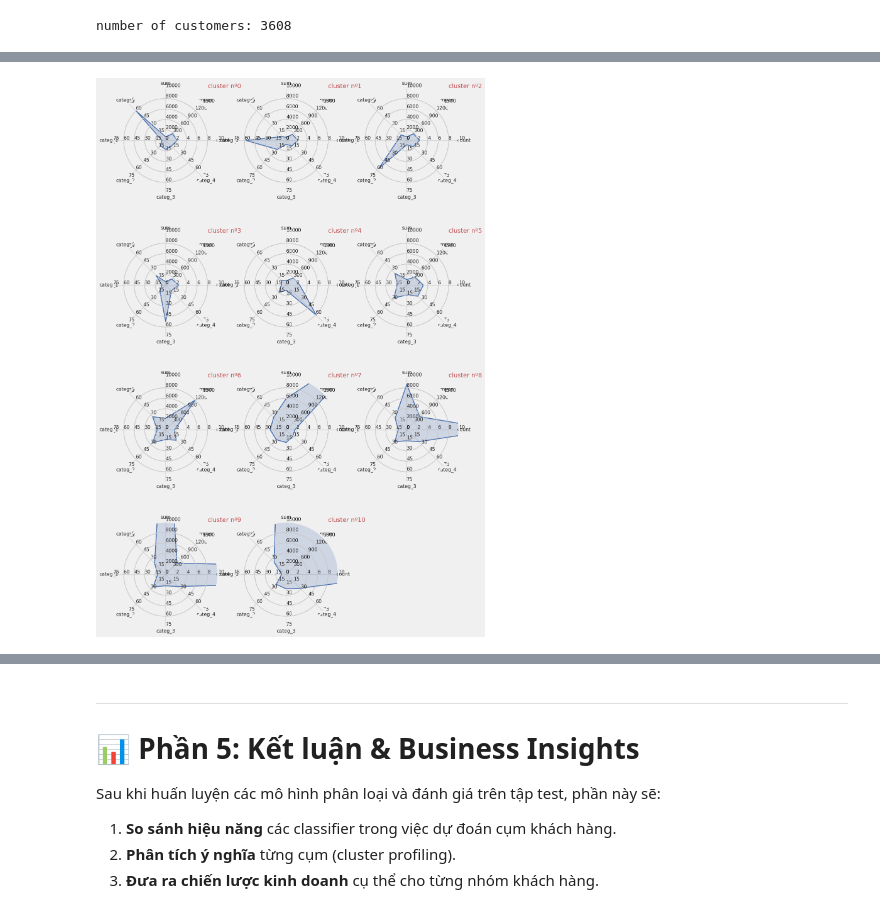
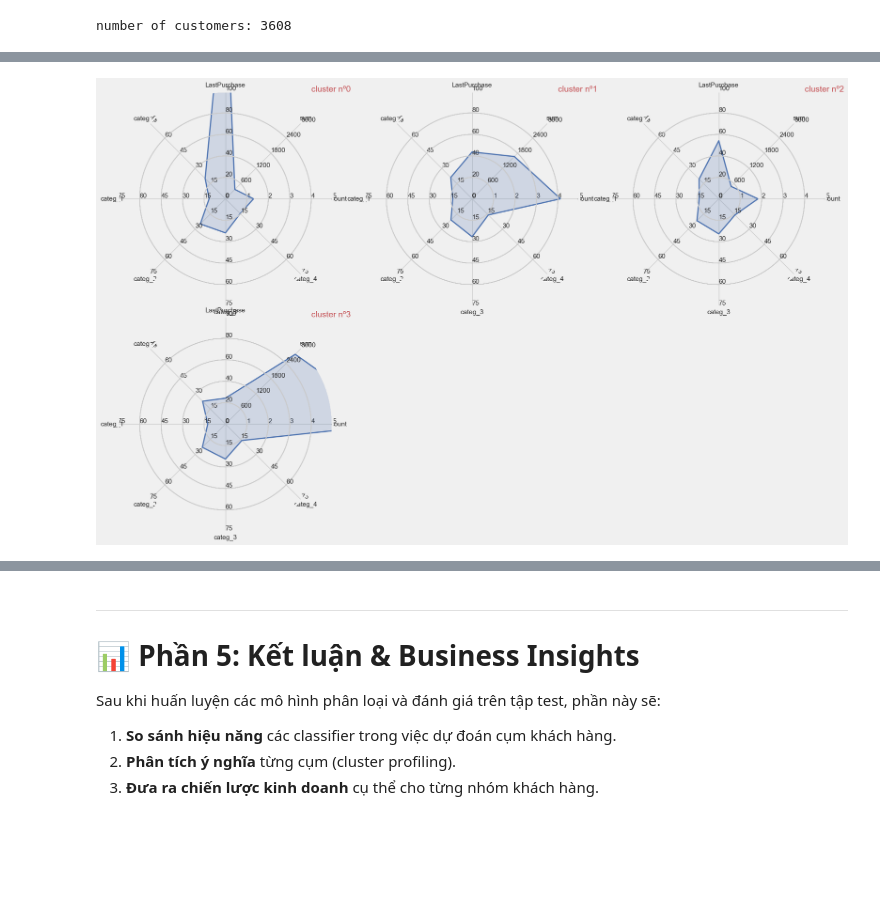
Before and after one commit to Znoywho/CustomerSegementation-the-first-DS-project-, a Jupyter notebook: Final.ipynb, the cells around one changed output, grey strips where cells are left out. Saved outputs shown, nothing was run; the diff lists cells and outputs as text; code cells hidden in the pictures; blank space fills up the shorter version.

```diff
--- a/Final.ipynb
+++ b/Final.ipynb
@@ -978,3 +1064,5 @@ transactions_per_user[:5]
+# %%
+transactions_per_user = df_no_outlier
 # %%
 len(transactions_per_user)
 # %% [output]
@@ -1093,6 +1170,6 @@ silhouette score of 7: 0.187
 ... (8 outputs left out)
 # %%
-n_clusters = 11
+n_clusters = 4
 kmeans = KMeans(init='k-means++', n_clusters = n_clusters, n_init=100)
 kmeans.fit(scaled_matrix)
 clusters_clients = kmeans.predict(scaled_matrix)
@@ -1108,5 +1185,5 @@ pd.Series(clusters_clients).value_counts().to_frame(name='no. of customers').T
 # %%
-pca = PCA(n_components=6)
+pca = PCA(n_components=3)
 matrix_3D = pca.fit_transform(scaled_matrix)
 mat = pd.DataFrame(matrix_3D)
 mat['cluster'] = pd.Series(clusters_clients)
@@ -1190,17 +1354,18 @@ merged_df.head()
 # %%
-liste_index = []
-for i in range(5):
-    column = 'categ_{}'.format(i)
-    temp = merged_df[merged_df[column] > 45].index.values[0]
-    print(temp)
-    liste_index.append(temp)
+# liste_index = []
+# for i in range(5):
+#     column = 'categ_{}'.format(i)
+#     temp = merged_df[merged_df[column] > 45].index.values[0]
+#     # temp = merged_df[column].index.values[0]
+
+#     print(temp)
+#     liste_index.append(temp)
 
 
-liste_index_reordered = liste_index
-liste_index_reordered += [s for s in merged_df.index if s not in liste_index]
+# liste_index_reordered = liste_index
+# liste_index_reordered += [s for s in merged_df.index if s not in liste_index]
 
 
-merged_df = merged_df.reindex(index = liste_index_reordered)
-merged_df = merged_df.reset_index(drop = False)
-display(merged_df[['cluster', 'count', 'min', 'max', 'mean', 'sum', 'categ_0',
-                   'categ_1', 'categ_2', 'categ_3', 'categ_4', 'size']])
+# merged_df = merged_df.reindex(index = liste_index_reordered)
+# merged_df = merged_df.reset_index(drop = False)
+# display(merged_df[['cluster', 'count','sum', 'LastPurchase', 'categ_0', 'categ_1', 'categ_2', 'categ_3','categ_4', 'size']])
@@ -1285,30 +1432,36 @@ class RadarChart():
     def title(self, title, *args, **kw):
         self.ax.text(0.9, 1, title, transform = self.ax.transAxes, *args, **kw)
 # %%
-fig = plt.figure(figsize=(10,12))
+fig = plt.figure(figsize=(15,5))
 
-attributes = ['count', 'mean', 'sum', 'categ_0', 'categ_1', 'categ_2', 'categ_3', 'categ_4']
-ranges = [[0.01, 10], [0.01, 1500], [0.01, 10000], [0.01, 75], [0.01, 75], [0.01, 75], [0.01, 75], [0.01, 75]]
-index  = [0, 1, 2, 3, 4, 5, 6, 7, 8, 9, 10, 11, 12]
+attributes = ['count','sum', 'LastPurchase', 'categ_0', 'categ_1', 'categ_2', 'categ_3', 'categ_4']
+# attributes = ['count','sum', 'LastPurchase']
+
+ranges = [[0.01, 5], [0.01, 3000], [0.01, 100],[0.01, 75], [0.01, 75], [0.01, 75], [0.01, 75], [0.01, 75]]
+# ranges = [[0.01, 80], [0.01, 5000], [0.01, 50]]
+
+index  = [0, 1, 2, 3, 4, 5, 6, 7, 8,9]
+# index  = [0, 1, 2, 3]
+
 
 n_groups = n_clusters ; i_cols = 3
 i_rows = n_groups//i_cols
 size_x, size_y = (1/i_cols), (1/i_rows)
 
 for ind in range(n_clusters):
     ix = ind%3 ; iy = i_rows - ind//3
     pos_x = ix*(size_x + 0.05) ; pos_y = iy*(size_y + 0.05)
     location = [pos_x, pos_y]  ; sizes = [size_x, size_y]
 
 
     data = np.array(merged_df.loc[index[ind], attributes])
     radar = RadarChart(fig, location, sizes, attributes, ranges)
     radar.plot(data, color = 'b', linewidth=2.0)
     radar.fill(data, alpha = 0.2, color = 'b')
     radar.title(title = 'cluster nº{}'.format(index[ind]), color = 'r')
     ind += 1
 # %% [output]
-[figure, old version]
+[figure, new version]
 # %%
 class Class_Fit(object):
     def __init__(self, clf, params=None):
```
Also changed, not shown: parts of 77 cells of this notebook, 14 other files.
